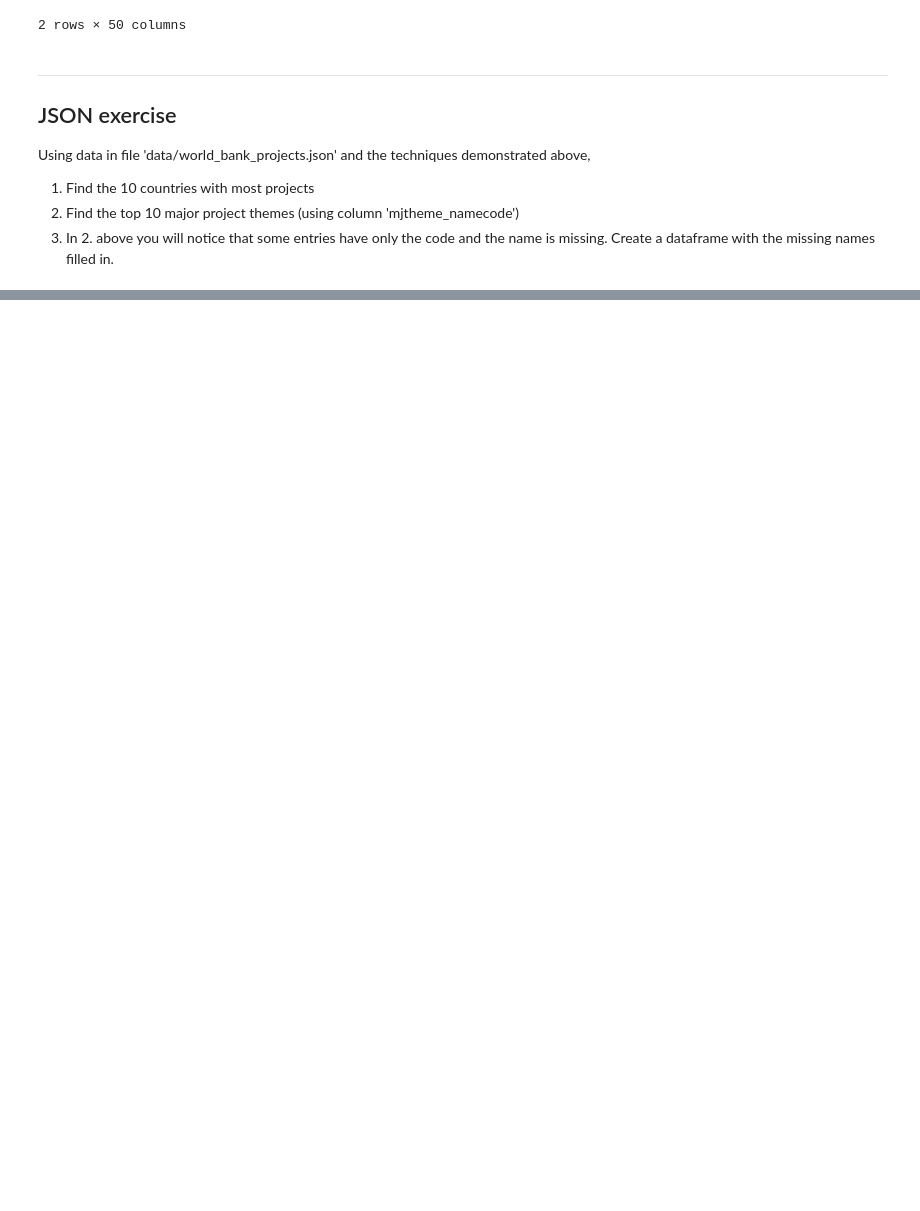
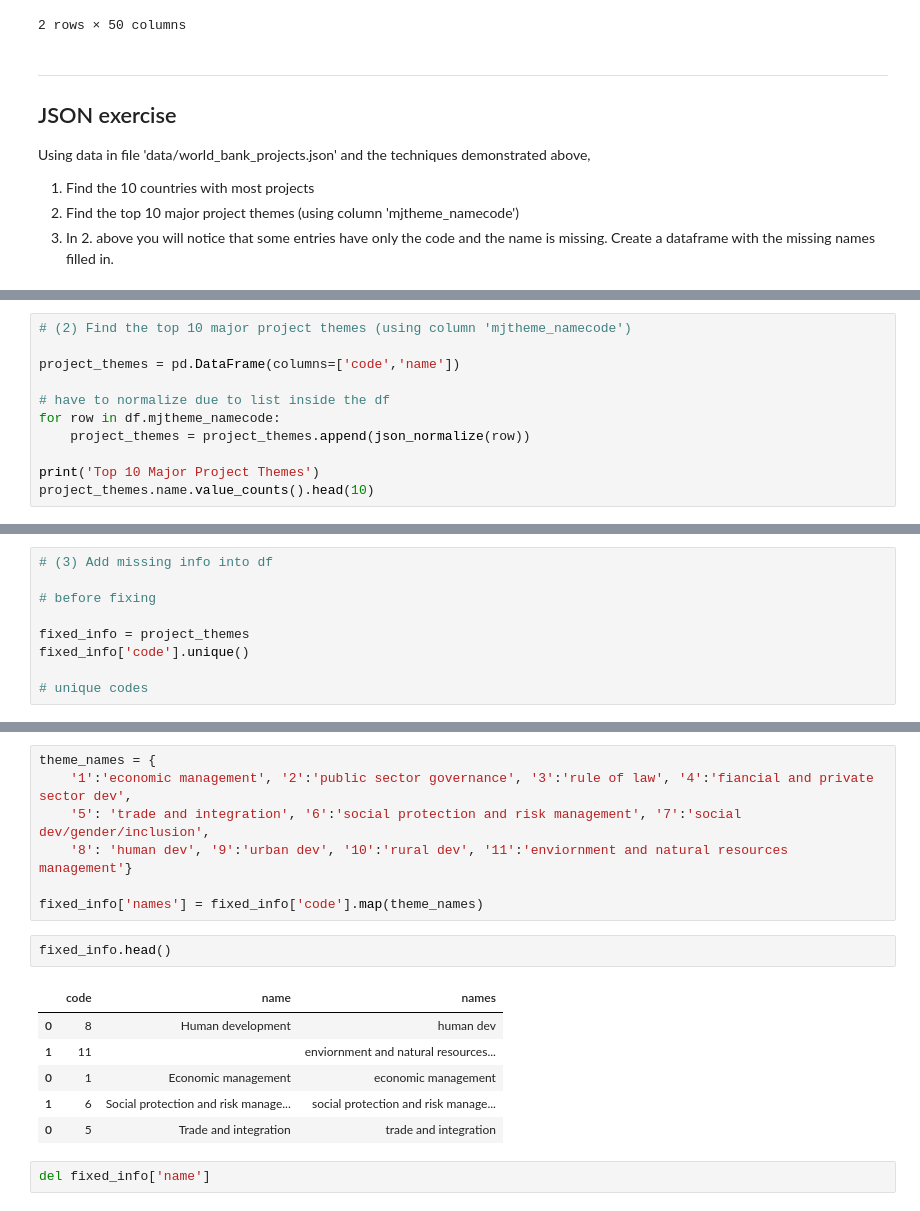
Before and after one commit to q0w9e8r7t6y5/springboard_DS, a Jupyter notebook: data_wrangling_json/sliderule_dsi_json_exercise.ipynb, the cells around one changed output, grey strips where cells are left out. Cells and saved outputs as stored; diff of their text form; blank space fills up the shorter version.

```diff
--- a/data_wrangling_json/sliderule_dsi_json_exercise.ipynb
+++ b/data_wrangling_json/sliderule_dsi_json_exercise.ipynb
@@ -101,0 +135,11 @@ Using data in file 'data/world_bank_projects.json' and the techniques demonstrat
+# %%
+# (2) Find the top 10 major project themes (using column 'mjtheme_namecode')
+
+project_themes = pd.DataFrame(columns=['code','name'])
+
+# have to normalize due to list inside the df
+for row in df.mjtheme_namecode:
+    project_themes = project_themes.append(json_normalize(row))
+
+print('Top 10 Major Project Themes')
+project_themes.name.value_counts().head(10)
@@ -101,0 +159,9 @@ Using data in file 'data/world_bank_projects.json' and the techniques demonstrat
+# %%
+# (3) Add missing info into df
+
+# before fixing
+
+fixed_info = project_themes
+fixed_info['code'].unique()
+
+# unique codes
@@ -101,0 +192,18 @@ Using data in file 'data/world_bank_projects.json' and the techniques demonstrat
+# %%
+theme_names = {
+    '1':'economic management', '2':'public sector governance', '3':'rule of law', '4':'fiancial and private sector dev',
+    '5': 'trade and integration', '6':'social protection and risk management', '7':'social dev/gender/inclusion',
+    '8': 'human dev', '9':'urban dev', '10':'rural dev', '11':'enviornment and natural resources management'}
+
+fixed_info['names'] = fixed_info['code'].map(theme_names)
+# %%
+fixed_info.head()
+# %% [output]
+|  | code | name | names |
+| 0 | 8 | Human development | human dev |
+| 1 | 11 |  | enviornment and natural resources... |
+| 0 | 1 | Economic management | economic management |
+| 1 | 6 | Social protection and risk manage... | social protection and risk manage... |
+| 0 | 5 | Trade and integration | trade and integration |
+# %%
+del fixed_info['name']
```
Also changed, not shown: parts of 7 cells of this notebook.
